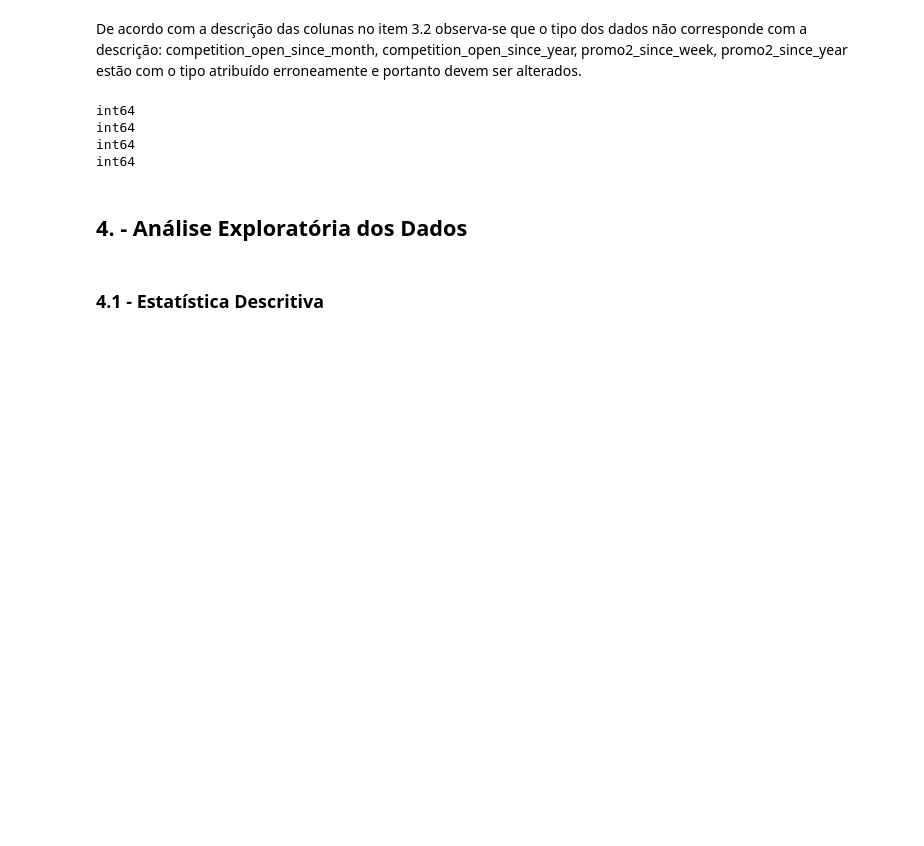
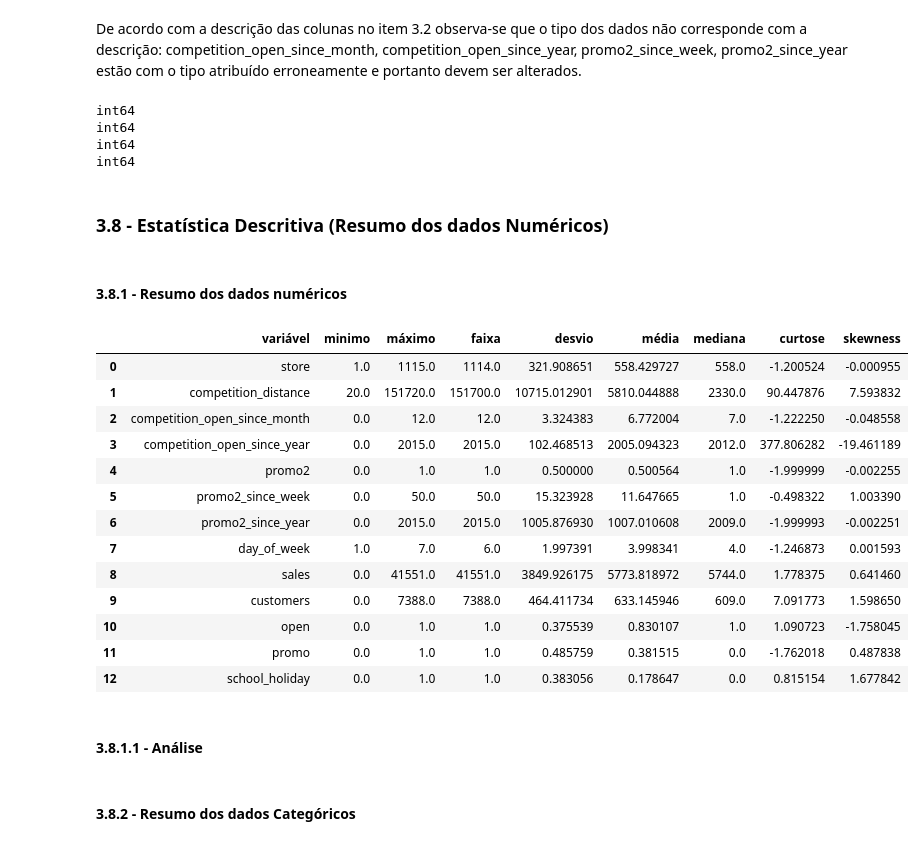
Before and after one commit to ricardo-paganini/rossmann, a Jupyter notebook: RossmannStoreSales.ipynb, the cells around one changed output. Cells and saved outputs as stored; diff of their text form; code cells hidden in the pictures; blank space fills up the shorter version.

Commit message:
Estatistica Descritiva - Dados Numéricos

```diff
--- a/RossmannStoreSales.ipynb
+++ b/RossmannStoreSales.ipynb
@@ -231,20 +233,63 @@ dtype: object
 # %% [markdown]
 De acordo com a descrição das colunas no item 3.2 observa-se que o tipo dos dados não corresponde com a descrição: competition_open_since_month, competition_open_since_year, promo2_since_week, promo2_since_year estão com o tipo atribuído erroneamente e portanto devem ser alterados.
 # %%
-df1 = HelpFunctions.change_data_type(df1,'competition_open_since_month','int64')
+df1['competition_open_since_month'] = df1['competition_open_since_month'].astype('int64')
 print(df1['competition_open_since_month'].dtypes)
-df1 = HelpFunctions.change_data_type(df1,'competition_open_since_year','int64')
+
+df1['competition_open_since_year'] = df1['competition_open_since_year'].astype('int64')
 print(df1['competition_open_since_year'].dtypes)
-df1 = HelpFunctions.change_data_type(df1,'promo2_since_week','int64')
+
+df1['promo2_since_week'] = df1['promo2_since_week'].astype('int64')
 print(df1['promo2_since_week'].dtypes)
-df1 = HelpFunctions.change_data_type(df1,'promo2_since_year','int64')
+
+df1['promo2_since_year'] = df1['promo2_since_year'].astype('int64')
 print(df1['promo2_since_year'].dtypes)
 # %% [output]
 int64
 int64
 int64
 int64
-# %% [markdown]
-## 4. - Análise Exploratória dos Dados
 # %% [markdown]
-### 4.1 - Estatística Descritiva
+### 3.8 - Estatística Descritiva (Resumo dos dados Numéricos)
+# %% [markdown]
+#### 3.8.1 - Resumo dos dados numéricos
+# %%
+# Selecionando os dados numéricos do conjunto de dados
+df1_num = df1.select_dtypes(include=['int64','float64'])
+
+# Medidas de Tendência Central (média, media)
+media = pd.DataFrame(df1_num.apply(lambda x : x.mean())).T
+mediana = pd.DataFrame(df1_num.apply(lambda x : x.median())).T
+
+# Medidas de Dispersão dos dados (mínimo, máximo, range, desvio padrão, curtose, skew)
+minimo = pd.DataFrame(df1_num.apply(np.min)).T
+maximo = pd.DataFrame(df1_num.apply(np.max)).T
+faixa = pd.DataFrame(df1_num.apply(lambda x : x.max() - x.min())).T
+desvio = pd.DataFrame(df1_num.apply(lambda x : x.std())).T
+curtose = pd.DataFrame(df1_num.apply(lambda x : x.kurtosis())).T
+skewness = pd.DataFrame(df1_num.apply(lambda x : x.skew())).T
+
+medidas = pd.concat([minimo, maximo, faixa, desvio, media, mediana, curtose,skewness]).T.reset_index()
+
+medidas.columns = ['variável', 'minimo', 'máximo', 'faixa', 'desvio', 'média', 'mediana', 'curtose','skewness']
+
+medidas
+# %% [output]
+|  | variável | minimo | máximo | faixa | desvio | média | mediana | curtose | skewness |
+| 0 | store | 1.0 | 1115.0 | 1114.0 | 321.908651 | 558.429727 | 558.0 | -1.200524 | -0.000955 |
+| 1 | competition_distance | 20.0 | 151720.0 | 151700.0 | 10715.012901 | 5810.044888 | 2330.0 | 90.447876 | 7.593832 |
+| 2 | competition_open_since_month | 0.0 | 12.0 | 12.0 | 3.324383 | 6.772004 | 7.0 | -1.222250 | -0.048558 |
+| 3 | competition_open_since_year | 0.0 | 2015.0 | 2015.0 | 102.468513 | 2005.094323 | 2012.0 | 377.806282 | -19.461189 |
+| 4 | promo2 | 0.0 | 1.0 | 1.0 | 0.500000 | 0.500564 | 1.0 | -1.999999 | -0.002255 |
+| 5 | promo2_since_week | 0.0 | 50.0 | 50.0 | 15.323928 | 11.647665 | 1.0 | -0.498322 | 1.003390 |
+| 6 | promo2_since_year | 0.0 | 2015.0 | 2015.0 | 1005.876930 | 1007.010608 | 2009.0 | -1.999993 | -0.002251 |
+| 7 | day_of_week | 1.0 | 7.0 | 6.0 | 1.997391 | 3.998341 | 4.0 | -1.246873 | 0.001593 |
+| 8 | sales | 0.0 | 41551.0 | 41551.0 | 3849.926175 | 5773.818972 | 5744.0 | 1.778375 | 0.641460 |
+| 9 | customers | 0.0 | 7388.0 | 7388.0 | 464.411734 | 633.145946 | 609.0 | 7.091773 | 1.598650 |
+| 10 | open | 0.0 | 1.0 | 1.0 | 0.375539 | 0.830107 | 1.0 | 1.090723 | -1.758045 |
+| 11 | promo | 0.0 | 1.0 | 1.0 | 0.485759 | 0.381515 | 0.0 | -1.762018 | 0.487838 |
+| 12 | school_holiday | 0.0 | 1.0 | 1.0 | 0.383056 | 0.178647 | 0.0 | 0.815154 | 1.677842 |
+# %% [markdown]
+#### 3.8.1.1 - Análise
+# %% [markdown]
+#### 3.8.2 - Resumo dos dados Categóricos
```
Also changed, not shown: parts of 3 cells of this notebook.
